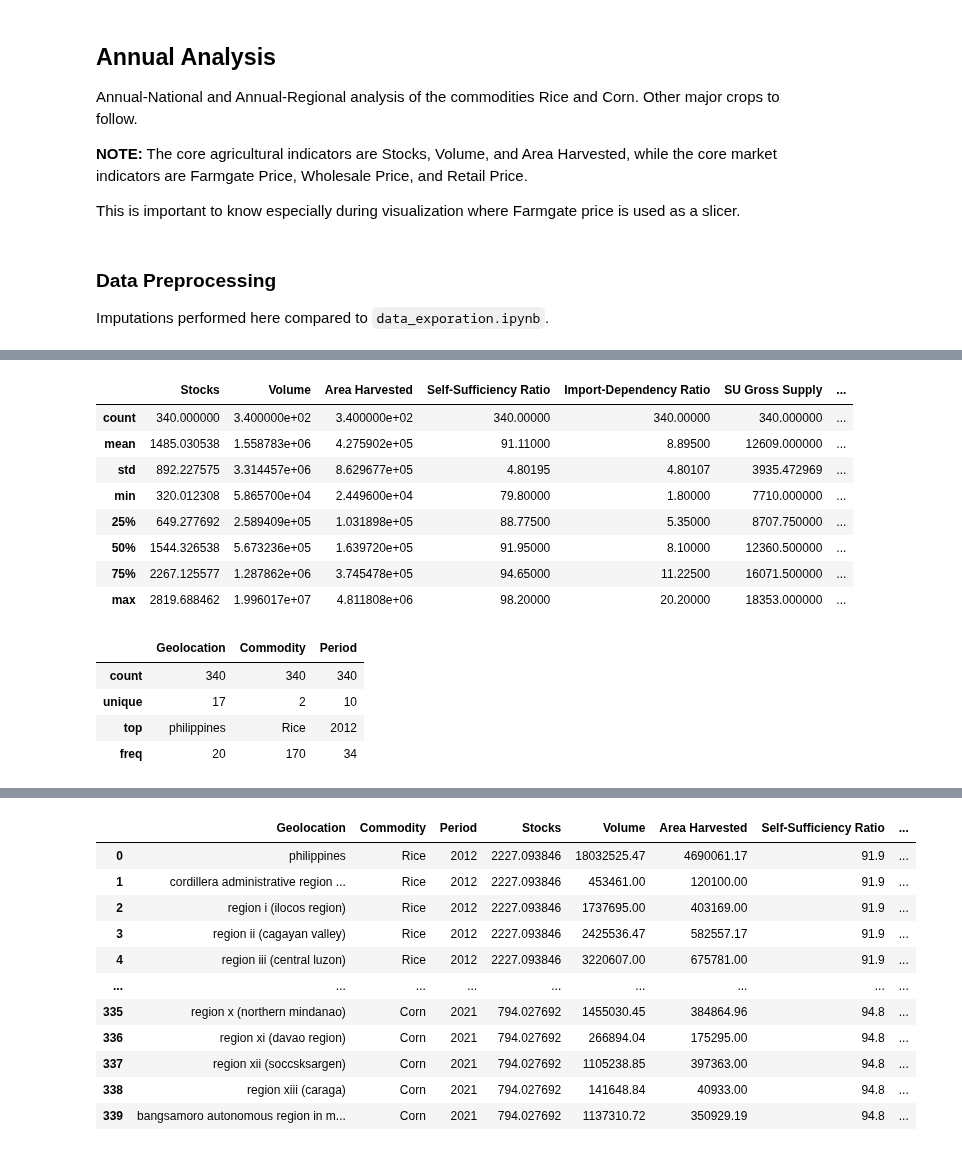
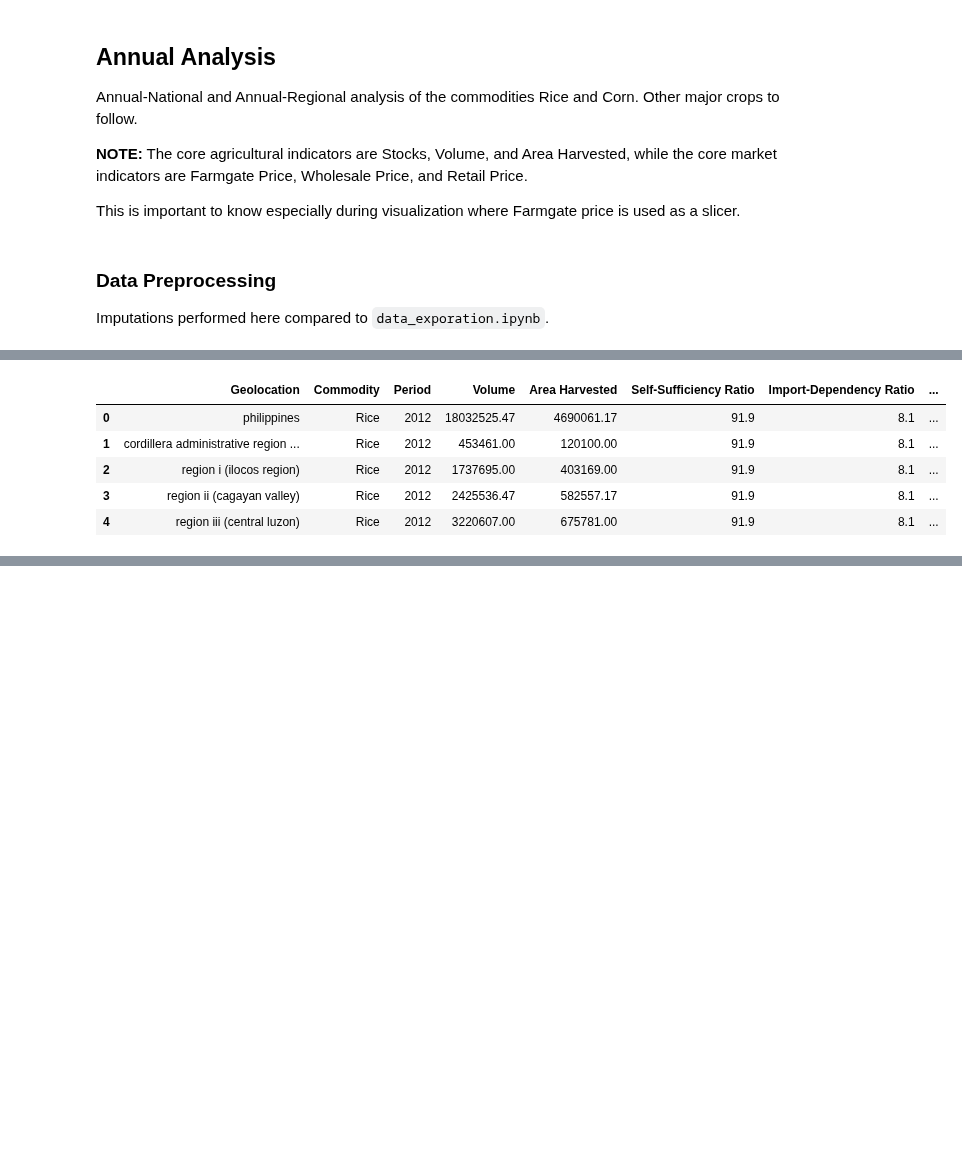
Before and after one commit to Bourbon-Rye/Baesian-Cropability, a Jupyter notebook: data_modeling.ipynb, the cells around one changed output, grey strips where cells are left out. Drawn from its saved outputs; the diff is of its cells as text; code cells hidden in the pictures; blank space fills up the shorter version.

```diff
--- a/data_modeling.ipynb
+++ b/data_modeling.ipynb
@@ -316,15 +344,3 @@ Selected major crops (analyzed are checked):
-# %%
-# Volume of Production of Selected Major Crops (Philippines)
-df = pd.read_csv("datasets/agricultural-indicators/volume_rice-corn.csv", skiprows=2)
-df = df[df["Geolocation"] == "PHILIPPINES"]
-df = df[(df["Commodity"] == "Palay") | (df["Commodity"] == "Corn")]
-df = df.filter(regex="Commodity|Geolocation|Annual", axis=1)
-df.columns = map(lambda x: x.replace(" Annual", "") if "Annual" in x else x, df.columns)
-df = df.melt(id_vars=["Commodity", "Geolocation"], value_vars=df.columns[2:], var_name="Period", value_name="Volume")
-fig = px.histogram(df, x="Period", y="Volume", color="Commodity", barmode='group',
-                   title='Annual Volume of Production of Rice and Corn<br><sup>National averages in metric tons</sup>').update_layout(
-    xaxis_title="Period", yaxis_title = "Volume of Production", template="plotly_dark")
-render(fig)
 # %% [markdown]
 ## Annual Analysis
 Annual-National and Annual-Regional analysis of the commodities Rice and Corn. Other major crops to follow.
@@ -352,26 +401,26 @@ df1 = filter_period(df1, "Annual")
 df1 = preprocess_baesians_2(df1, {"Palay": "Rice", "Corn": "Corn"}, melt_value="Volume")
 
 # Farmgate Price of Rice and Corn
-df2 = pd.read_csv("datasets/prices/prices_farmgate-new-series_2010-2023.csv")
-df2 = get_annual_columns(df2, range(2012, 2024), 2)
+df2 = pd.read_csv("datasets/prices/prices_farmgate-new-series_1990-2023.csv", na_values=[".."])
+df2 = filter_period(df2, "Annual")
 df2 = preprocess_baesians_2(df2, {"Palay [Paddy] Other Variety, dry (conv. to 14% mc)": "Rice",
                                   "Corngrain [Maize] Yellow, matured": "Corn"}, melt_value="Farmgate Price", impute=True)
 
 # Wholesale Price of Rice and Corn
-df3 = pd.read_csv("datasets/prices/prices_wholesale-new-series_2010-2023.csv",)
-df3 = get_annual_columns(df3, range(2012, 2024), 2)
+df3 = pd.read_csv("datasets/prices/prices_wholesale-new-series_1990-2023.csv", na_values=[".."])
+df3 = filter_period(df3, "Annual")
 df3 = preprocess_baesians_2(df3, {"Well Milled Rice (WMR)": "Rice",
                                   "Corngrits Yellow": "Corn"}, melt_value="Wholesale Price", impute=True)
 
 # Retail Price of Rice and Corn
-df4 = pd.read_csv("datasets/prices/prices_retail_2012-2023.csv")
-df4 = get_annual_columns(df4, range(2012, 2024), 2)
-df4 = preprocess_baesians_2(df4, {"RICE, REGULAR-MILLED, 1 KG": "Rice",
-                                  "RICE, REGULAR MILLED, LOOSE, 1 KG" : "Rice",
-                                  'WHOLE CORN ON THE COB, SWEET CORN, 1 KG': "Corn"}, melt_value="Retail Price", impute=True)
+df4 = pd.read_csv("datasets/prices/prices_retail_1990-2023.csv", na_values=[".."])
+df4 = filter_period(df4, "Annual")
+df4 = preprocess_baesians_2(df4, {
+                                  "Regular Milled Rice (RMR)" : "Rice",
+                                  'Corngrain Yellow': "Corn"}, melt_value="Retail Price", impute=True)
 
 # Area Harvested of Rice and Corn
-df5 = pd.read_csv("datasets/agricultural-indicators/area-harvested-palay-corn_quarterly-annual_2010-2023.csv", skiprows=2)
+df5 = pd.read_csv("datasets/agricultural-indicators/area-harvested-palay-corn_quarterly-annual_1987-2023.csv", skiprows=2)
 df5 = filter_period(df5, "Annual")
 df5 = preprocess_baesians_2(df5, {"Palay": "Rice", "Corn": "Corn"}, melt_value="Area Harvested")
 
@@ -423,55 +472,41 @@ df12 = df12.melt("Commodity", df12.columns[1:], "Period", "Import-Dependency Rat
 df13 = pd.read_csv("datasets/agricultural-indicators/supply-ut_rice-corn_1990-2022.csv")
 df13 = df13.filter(regex="Commodity|Year|Gross|Food")
 df13.rename({"Year": "Period", "UT Total Net Food Disposable": "UT Consumable"}, axis=1, inplace=True)
 df13.Period = df13.Period.astype(str)
 
 # Merge all dfs into a single df
 # NOTE: Remove df8 or add more year data or commodities to increase number of samples
 # NOTE: You may adjust here which dfs are included in the final df
 # NOTE: df8, df10, df11, df12, and df13 are all only until 2021 and 2022... respectively
 UNTIL_2023 = False
 if UNTIL_2023:
     dfs = [df1, df2, df3, df4, df5, df6, df7, df9]
     df = functools.reduce(lambda left, right: pd.merge(left, right), dfs)
 else:
     dfs = [df1, df2, df3, df4, df5, df6, df7, df8, df9, df10, df11, df12, df13]
     df = functools.reduce(lambda left, right: pd.merge(left, right), dfs)
     move_column(df, "Area Harvested", 4)
     move_column(df, "Self-Sufficiency Ratio", 5)
     move_column(df, "Import-Dependency Ratio", 6)
     move_column(df, "SU Gross Supply", 7)
     move_column(df, "UT Consumable", 8)
 
-# # Stocks of Rice and Corn (Annual)
-tdf1 = df_stocks.copy()
-tdf2 = df[["Commodity", "Period"]].copy()
-tdf2["Period"] = pd.to_numeric(tdf2["Period"])
-df.insert(3, "Stocks", pd.merge(tdf2, tdf1)["Stocks"])
-
 # Cleanup
 del dfs, df1, df2, df3, df4, df5, df6, df7, df8, df9, df10, df11, df12, df13
 
 if False:
     df.to_csv("datasets/annual-regional_megadataset_inner-join.csv", index=False)
 
-display(df.describe())
-display(df[["Geolocation", "Commodity", "Period"]].describe())
+# display(df.describe())
+# display(df[["Geolocation", "Commodity", "Period"]].describe())
 
-display(df.groupby("Geolocation").size())
-df.groupby("Geolocation").size()
-df
+# display(df.groupby("Geolocation").size())
+# df.groupby("Geolocation").size()
+df.head()
 # %% [output]
-|  | Stocks | Volume | Area Harvested | Self-Sufficiency Ratio | Import-Dependency Ratio | SU Gross Supply | ... |
-| count | 340.000000 | 3.400000e+02 | 3.400000e+02 | 340.00000 | 340.00000 | 340.000000 | ... |
-| mean | 1485.030538 | 1.558783e+06 | 4.275902e+05 | 91.11000 | 8.89500 | 12609.000000 | ... |
-| std | 892.227575 | 3.314457e+06 | 8.629677e+05 | 4.80195 | 4.80107 | 3935.472969 | ... |
-| min | 320.012308 | 5.865700e+04 | 2.449600e+04 | 79.80000 | 1.80000 | 7710.000000 | ... |
-| 25% | 649.277692 | 2.589409e+05 | 1.031898e+05 | 88.77500 | 5.35000 | 8707.750000 | ... |
-| 50% | 1544.326538 | 5.673236e+05 | 1.639720e+05 | 91.95000 | 8.10000 | 12360.500000 | ... |
-| 75% | 2267.125577 | 1.287862e+06 | 3.745478e+05 | 94.65000 | 11.22500 | 16071.500000 | ... |
-| max | 2819.688462 | 1.996017e+07 | 4.811808e+06 | 98.20000 | 20.20000 | 18353.000000 | ... |
+|  | Geolocation | Commodity | Period | Volume | Area Harvested | Self-Sufficiency Ratio | Import-Dependency Ratio | ... |
+| 0 | philippines | Rice | 2012 | 18032525.47 | 4690061.17 | 91.9 | 8.1 | ... |
+| 1 | cordillera administrative region ... | Rice | 2012 | 453461.00 | 120100.00 | 91.9 | 8.1 | ... |
+| 2 | region i (ilocos region) | Rice | 2012 | 1737695.00 | 403169.00 | 91.9 | 8.1 | ... |
+| 3 | region ii (cagayan valley) | Rice | 2012 | 2425536.47 | 582557.17 | 91.9 | 8.1 | ... |
+| 4 | region iii (central luzon) | Rice | 2012 | 3220607.00 | 675781.00 | 91.9 | 8.1 | ... |
-|  | Geolocation | Commodity | Period |
-| count | 340 | 340 | 340 |
-| unique | 17 | 2 | 10 |
-| top | philippines | Rice | 2012 |
-| freq | 20 | 170 | 34 |
@@ -497,12 +512,0 @@ dtype: int64
-|  | Geolocation | Commodity | Period | Stocks | Volume | Area Harvested | Self-Sufficiency Ratio | ... |
-| 0 | philippines | Rice | 2012 | 2227.093846 | 18032525.47 | 4690061.17 | 91.9 | ... |
-| 1 | cordillera administrative region ... | Rice | 2012 | 2227.093846 | 453461.00 | 120100.00 | 91.9 | ... |
-| 2 | region i (ilocos region) | Rice | 2012 | 2227.093846 | 1737695.00 | 403169.00 | 91.9 | ... |
-| 3 | region ii (cagayan valley) | Rice | 2012 | 2227.093846 | 2425536.47 | 582557.17 | 91.9 | ... |
-| 4 | region iii (central luzon) | Rice | 2012 | 2227.093846 | 3220607.00 | 675781.00 | 91.9 | ... |
-| ... | ... | ... | ... | ... | ... | ... | ... | ... |
-| 335 | region x (northern mindanao) | Corn | 2021 | 794.027692 | 1455030.45 | 384864.96 | 94.8 | ... |
-| 336 | region xi (davao region) | Corn | 2021 | 794.027692 | 266894.04 | 175295.00 | 94.8 | ... |
-| 337 | region xii (soccsksargen) | Corn | 2021 | 794.027692 | 1105238.85 | 397363.00 | 94.8 | ... |
-| 338 | region xiii (caraga) | Corn | 2021 | 794.027692 | 141648.84 | 40933.00 | 94.8 | ... |
-| 339 | bangsamoro autonomous region in m... | Corn | 2021 | 794.027692 | 1137310.72 | 350929.19 | 94.8 | ... |
```
Also changed, not shown: parts of 30 cells of this notebook, 20 other files.
